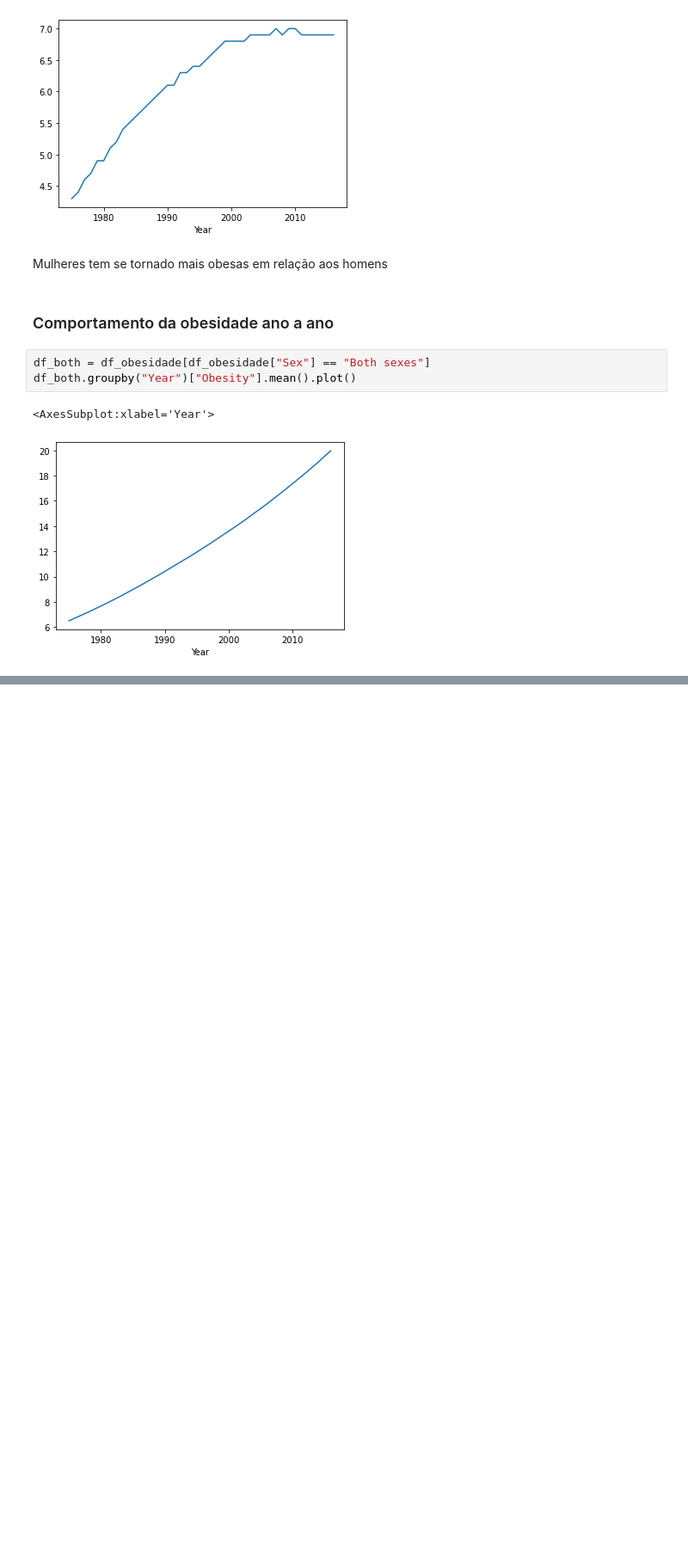
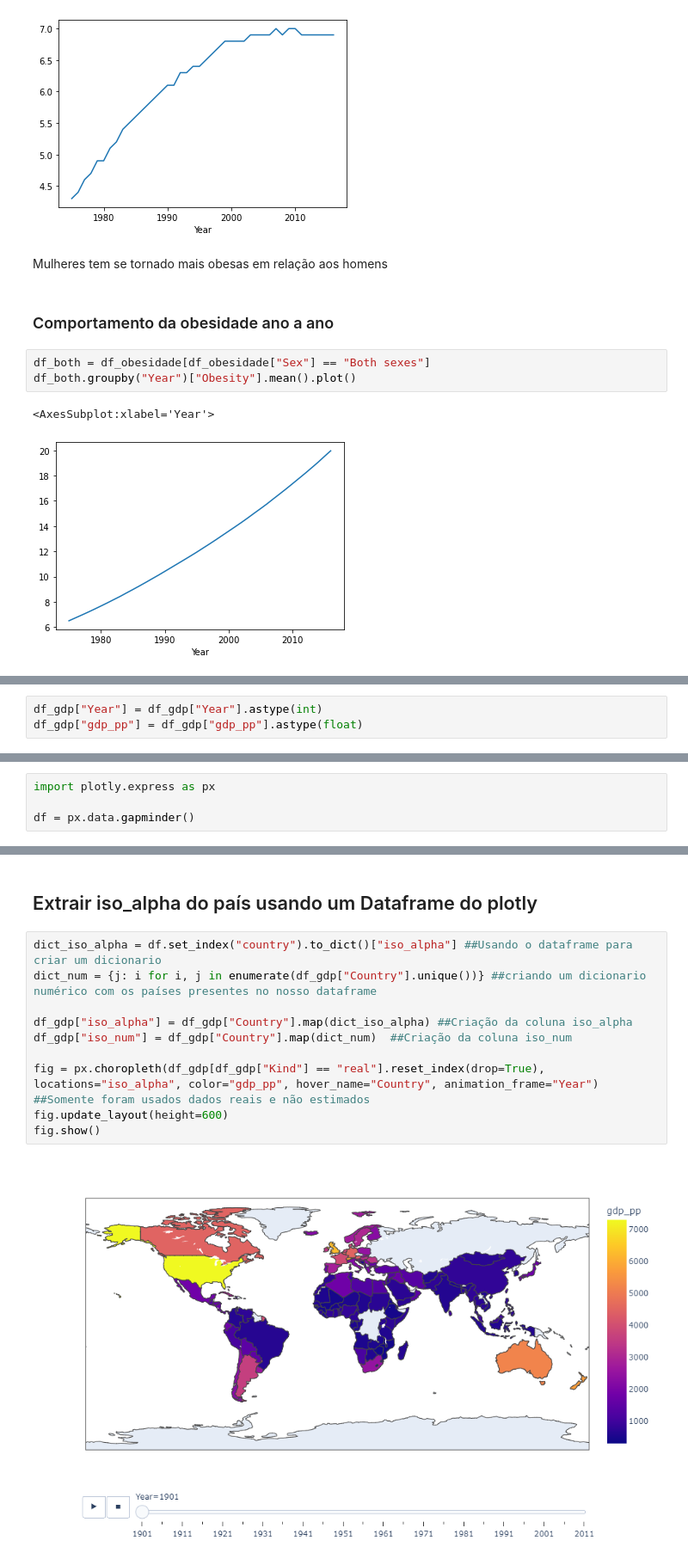
Before and after one commit to michelsodre/dataAnalitic-Obesity, a Jupyter notebook: Analise dados Obesidade.ipynb, the cells around one changed output, grey strips where cells are left out. Shown: that part at 86% size. Drawn from its saved outputs; the diff is of its cells as text; blank space fills up the shorter version.

```diff
--- a/Analise dados Obesidade.ipynb
+++ b/Analise dados Obesidade.ipynb
@@ -246,0 +513,3 @@ df_both.groupby("Year")["Obesity"].mean().plot()
+# %%
+df_gdp["Year"] = df_gdp["Year"].astype(int)
+df_gdp["gdp_pp"] = df_gdp["gdp_pp"].astype(float)
@@ -246,0 +518,4 @@ df_both.groupby("Year")["Obesity"].mean().plot()
+# %%
+import plotly.express as px
+
+df = px.data.gapminder()
@@ -246,0 +538,15 @@ df_both.groupby("Year")["Obesity"].mean().plot()
+# %% [markdown]
+## Extrair iso_alpha do país usando um Dataframe do plotly
+# %%
+dict_iso_alpha = df.set_index("country").to_dict()["iso_alpha"] ##Usando o dataframe para criar um dicionario
+dict_num = {j: i for i, j in enumerate(df_gdp["Country"].unique())} ##criando um dicionario numérico com os países presentes no nosso dataframe
+
+df_gdp["iso_alpha"] = df_gdp["Country"].map(dict_iso_alpha) ##Criação da coluna iso_alpha
+df_gdp["iso_num"] = df_gdp["Country"].map(dict_num)  ##Criação da coluna iso_num
+
+fig = px.choropleth(df_gdp[df_gdp["Kind"] == "real"].reset_index(drop=True), locations="iso_alpha", color="gdp_pp", hover_name="Country", animation_frame="Year")
+##Somente foram usados dados reais e não estimados
+fig.update_layout(height=600)
+fig.show()
+# %% [output]
+[figure, added]
```
Also changed, not shown: parts of 49 cells of this notebook.
